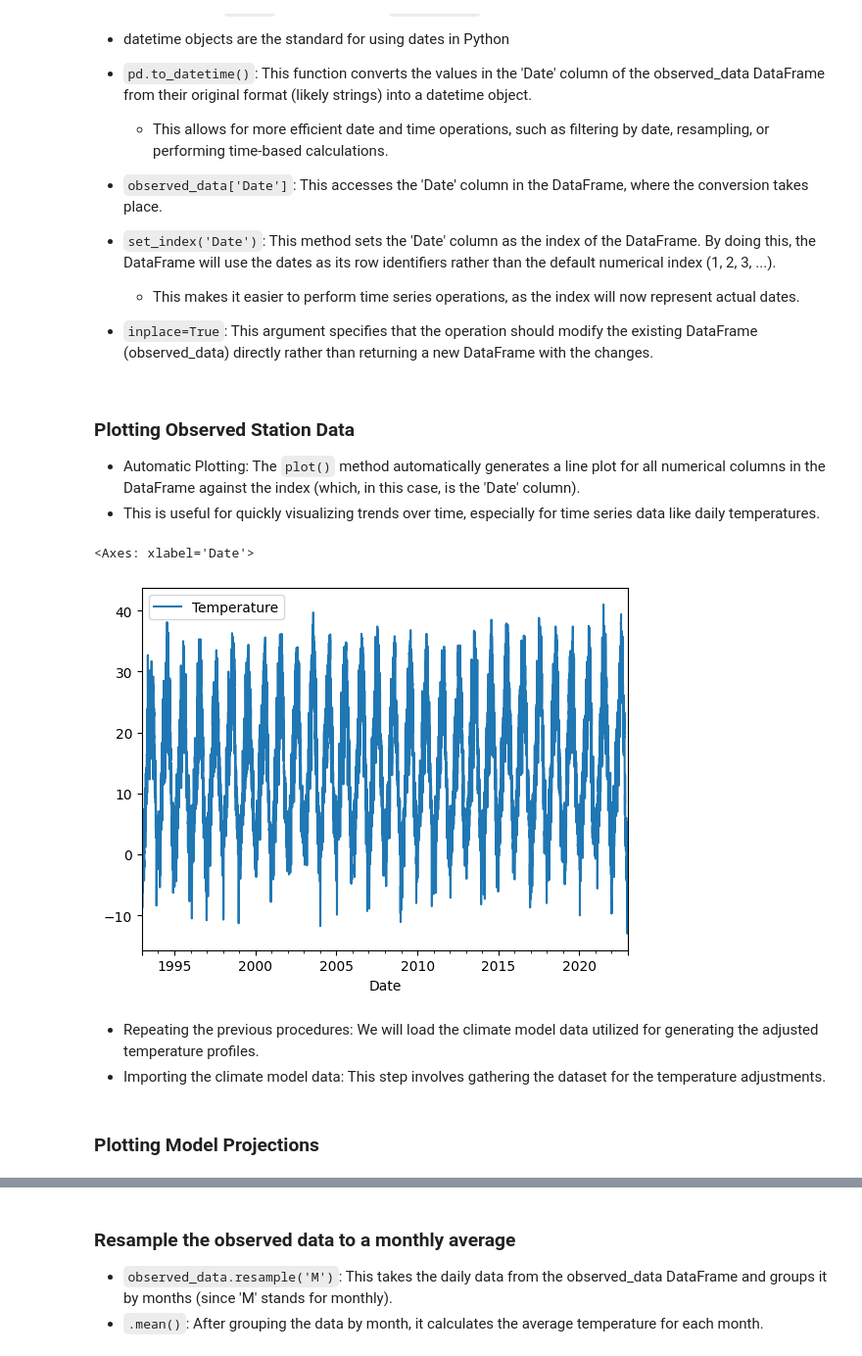
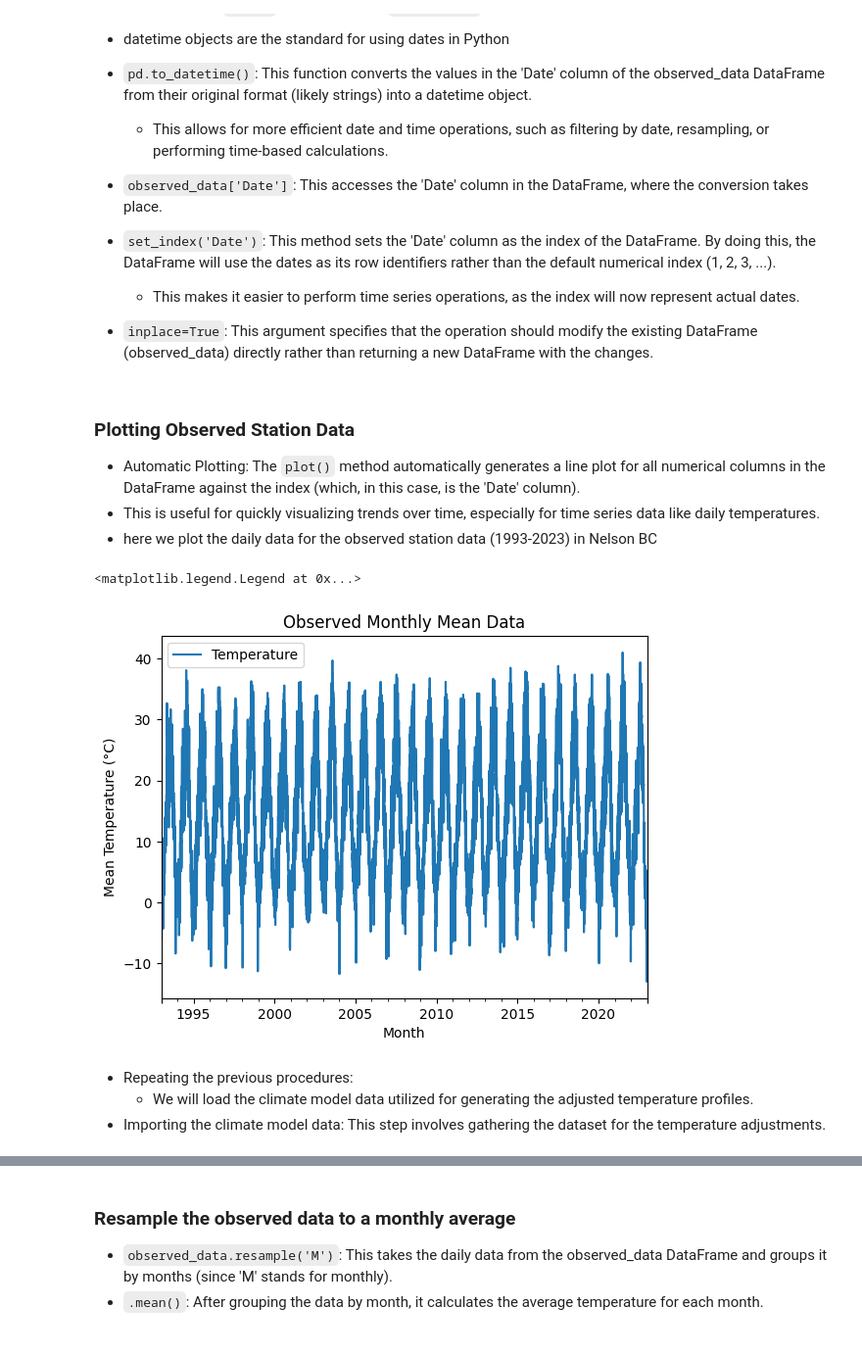
Before and after one commit to LucasSpielman/2-Assignment-Example, a Jupyter notebook: 2 Bias Adjustment.ipynb, the cells around one changed output, grey strips where cells are left out. Shown at 98% size. Drawn from its saved outputs; the diff is of its cells as text; code cells hidden in the pictures.

Commit message:
clarification on plots and analysis

```diff
--- a/2 Bias Adjustment.ipynb
+++ b/2 Bias Adjustment.ipynb
@@ -76,17 +74,23 @@ observed_data.set_index('Date', inplace=True)
 ### Plotting Observed Station Data
 - Automatic Plotting: The `plot()` method automatically generates a line plot for all numerical columns in the DataFrame against the index (which, in this case, is the 'Date' column).
 - This is useful for quickly visualizing trends over time, especially for time series data like daily temperatures.
+- here we plot the daily data for the observed station data (1993-2023) in Nelson BC
-# %%
-observed_data.plot()
-# %% [output]
-<Axes: xlabel='Date'>
-[figure, removed]
+# %%
+observed_data.plot(label='Observed Monthly Mean')
+
+plt.title('Observed Monthly Mean Data')
+plt.xlabel('Month')
+plt.ylabel('Mean Temperature (°C)')
+
+plt.legend()
+# %% [output]
+<matplotlib.legend.Legend at 0x...>
+[figure, added]
 # %% [markdown]
-- Repeating the previous procedures: We will load the climate model data utilized for generating the adjusted temperature profiles.
+- Repeating the previous procedures:
+    - We will load the climate model data utilized for generating the adjusted temperature profiles.
 - Importing the climate model data: This step involves gathering the dataset for the temperature adjustments.
 # %%
 model_data = pd.read_csv('All Models Dates Infilled.csv')
 model_data['Date'] = pd.to_datetime(model_data['Date'])  # Convert 'Date' column to datetime format
 model_data.set_index('Date', inplace=True)
-# %% [markdown]
-### Plotting Model Projections
```
Also changed, not shown: parts of 24 cells of this notebook, 2 other files.
